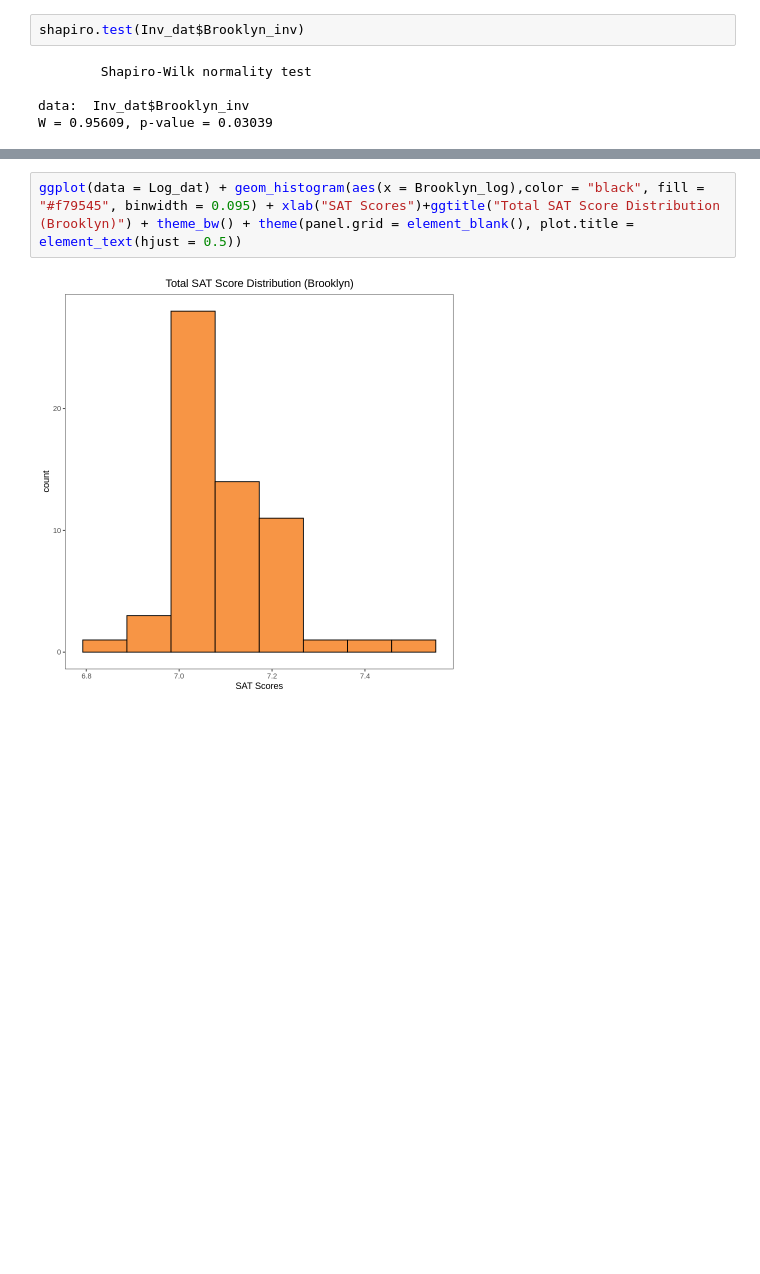
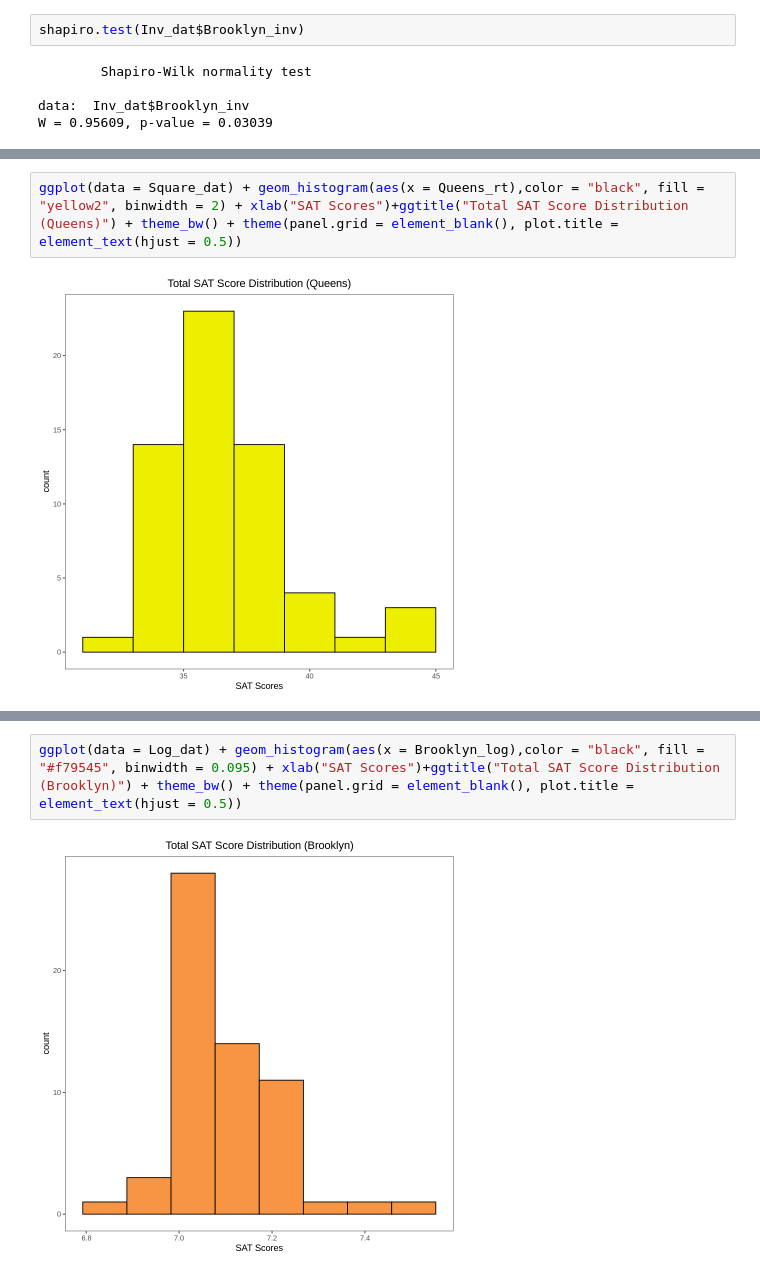
Before and after one commit to cann-emma/R, a Jupyter notebook: ANOVA_SAT_Score_by_NYCBorough.ipynb, the cells around one changed output, grey strips where cells are left out. Saved outputs shown, nothing was run; the diff lists cells and outputs as text; blank space fills up the shorter version.

```diff
--- a/ANOVA_SAT_Score_by_NYCBorough.ipynb
+++ b/ANOVA_SAT_Score_by_NYCBorough.ipynb
@@ -254,0 +352,4 @@ ggplot(data = Square_dat) + geom_histogram(aes(x = Brooklyn_rt),color = "black",
+# %%
+ggplot(data = Square_dat) + geom_histogram(aes(x = Queens_rt),color = "black", fill = "yellow2", binwidth = 2) + xlab("SAT Scores")+ggtitle("Total SAT Score Distribution (Queens)") + theme_bw() + theme(panel.grid = element_blank(), plot.title = element_text(hjust = 0.5))
+# %% [output]
+[figure, added]
```
Also changed, not shown: parts of 22 cells of this notebook.
